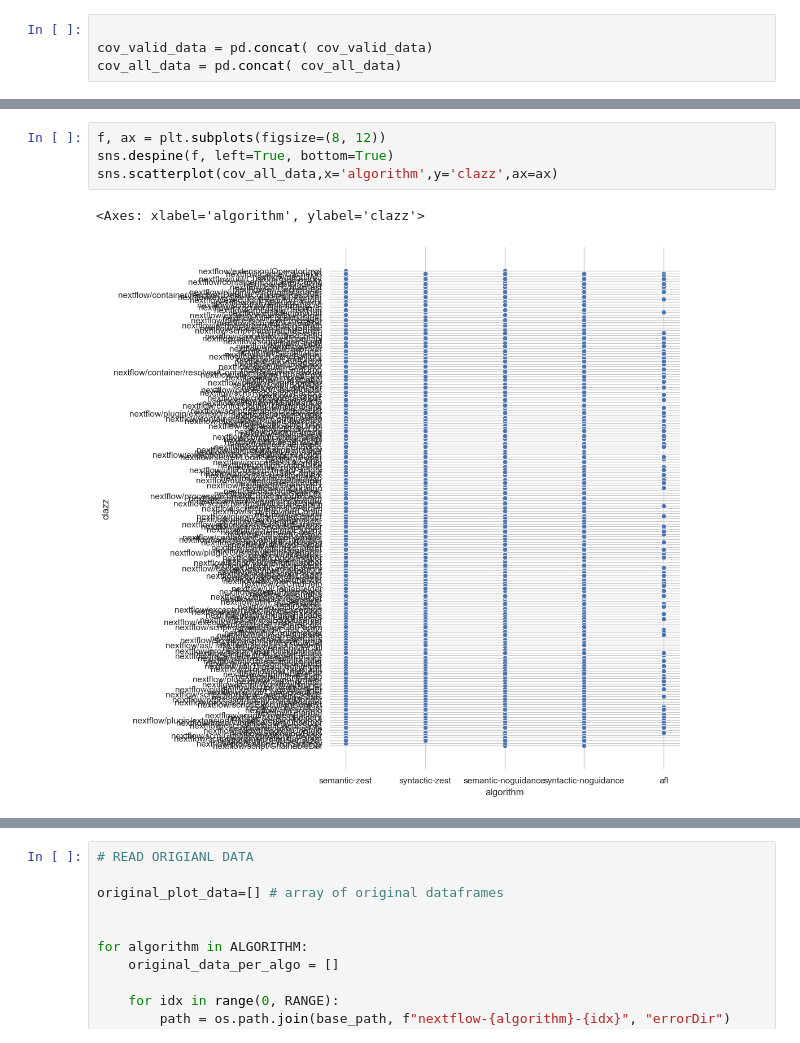
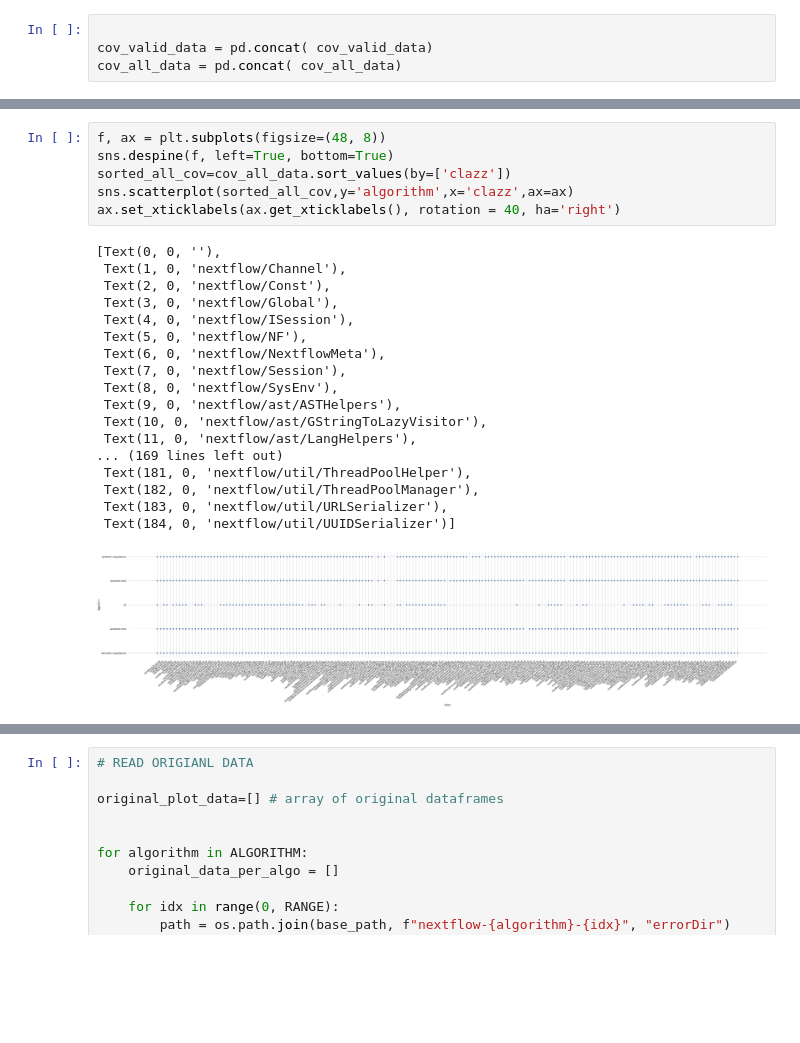
Before and after one commit to schemmea/growe, a Jupyter notebook: scripts/data-processing/py/data_process_notebook.ipynb, the cells around one changed output, grey strips where cells are left out. Cells and saved outputs as stored; diff of their text form; blank space fills up the shorter version.

```diff
--- a/scripts/data-processing/py/data_process_notebook.ipynb
+++ b/scripts/data-processing/py/data_process_notebook.ipynb
@@ -196,8 +215,26 @@ sns.scatterplot(sorted_data,x='cov',y='clazz',hue="algorithm",ax=ax)
 # %%
-f, ax = plt.subplots(figsize=(8, 12))
+f, ax = plt.subplots(figsize=(48, 8))
 sns.despine(f, left=True, bottom=True)
-sns.scatterplot(cov_all_data,x='algorithm',y='clazz',ax=ax)
+sorted_all_cov=cov_all_data.sort_values(by=['clazz'])
+sns.scatterplot(sorted_all_cov,y='algorithm',x='clazz',ax=ax)
+ax.set_xticklabels(ax.get_xticklabels(), rotation = 40, ha='right')
 # %% [output]
-<Axes: xlabel='algorithm', ylabel='clazz'>
+[Text(0, 0, ''),
+ Text(1, 0, 'nextflow/Channel'),
+ Text(2, 0, 'nextflow/Const'),
+ Text(3, 0, 'nextflow/Global'),
+ Text(4, 0, 'nextflow/ISession'),
+ Text(5, 0, 'nextflow/NF'),
+ Text(6, 0, 'nextflow/NextflowMeta'),
+ Text(7, 0, 'nextflow/Session'),
+ Text(8, 0, 'nextflow/SysEnv'),
+ Text(9, 0, 'nextflow/ast/ASTHelpers'),
+ Text(10, 0, 'nextflow/ast/GStringToLazyVisitor'),
+ Text(11, 0, 'nextflow/ast/LangHelpers'),
+... (169 lines left out)
+ Text(181, 0, 'nextflow/util/ThreadPoolHelper'),
+ Text(182, 0, 'nextflow/util/ThreadPoolManager'),
+ Text(183, 0, 'nextflow/util/URLSerializer'),
+ Text(184, 0, 'nextflow/util/UUIDSerializer')]
-[figure, old version]
+[figure, new version]
 # %%
```
Also changed, not shown: parts of 10 cells of this notebook, 4 other files.
